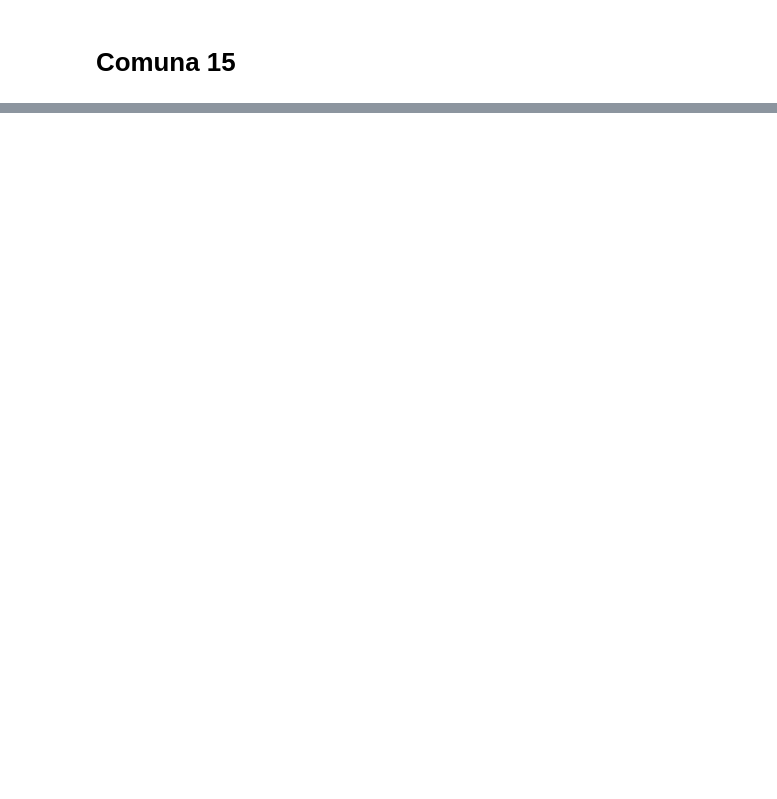
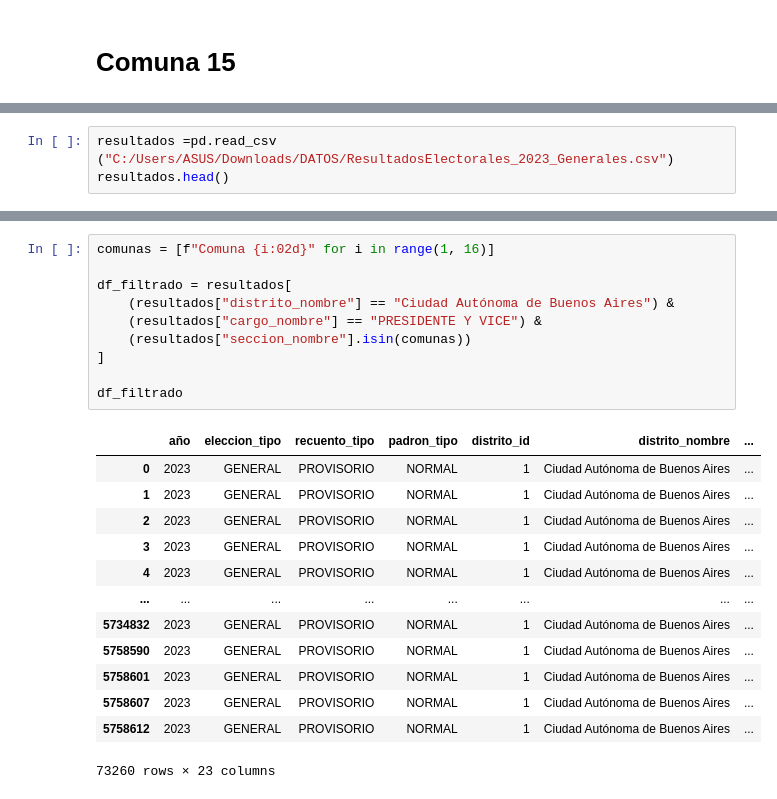
Before and after one commit to Leonel-Moron/TP_M4OP, a Jupyter notebook: Carpeta Prueba/CENSO 2.0.ipynb, the cells around one changed output, grey strips where cells are left out. Cells and saved outputs as stored; diff of their text form; blank space fills up the shorter version.

```diff
--- a/Carpeta Prueba/CENSO 2.0.ipynb
+++ b/Carpeta Prueba/CENSO 2.0.ipynb
@@ -762,0 +1099,3 @@ print("Índice de Educación Superior - Comuna 15:", indice_educacion_superior_c
+# %%
+resultados =pd.read_csv ("C:/Users/ASUS/Downloads/DATOS/ResultadosElectorales_2023_Generales.csv")
+resultados.head()
@@ -762,0 +1126,24 @@ print("Índice de Educación Superior - Comuna 15:", indice_educacion_superior_c
+# %%
+comunas = [f"Comuna {i:02d}" for i in range(1, 16)]
+
+df_filtrado = resultados[
+    (resultados["distrito_nombre"] == "Ciudad Autónoma de Buenos Aires") &
+    (resultados["cargo_nombre"] == "PRESIDENTE Y VICE") &
+    (resultados["seccion_nombre"].isin(comunas))
+]
+
+df_filtrado
+# %% [output]
+|  | año | eleccion_tipo | recuento_tipo | padron_tipo | distrito_id | distrito_nombre | ... |
+| 0 | 2023 | GENERAL | PROVISORIO | NORMAL | 1 | Ciudad Autónoma de Buenos Aires | ... |
+| 1 | 2023 | GENERAL | PROVISORIO | NORMAL | 1 | Ciudad Autónoma de Buenos Aires | ... |
+| 2 | 2023 | GENERAL | PROVISORIO | NORMAL | 1 | Ciudad Autónoma de Buenos Aires | ... |
+| 3 | 2023 | GENERAL | PROVISORIO | NORMAL | 1 | Ciudad Autónoma de Buenos Aires | ... |
+| 4 | 2023 | GENERAL | PROVISORIO | NORMAL | 1 | Ciudad Autónoma de Buenos Aires | ... |
+| ... | ... | ... | ... | ... | ... | ... | ... |
+| 5734832 | 2023 | GENERAL | PROVISORIO | NORMAL | 1 | Ciudad Autónoma de Buenos Aires | ... |
+| 5758590 | 2023 | GENERAL | PROVISORIO | NORMAL | 1 | Ciudad Autónoma de Buenos Aires | ... |
+| 5758601 | 2023 | GENERAL | PROVISORIO | NORMAL | 1 | Ciudad Autónoma de Buenos Aires | ... |
+| 5758607 | 2023 | GENERAL | PROVISORIO | NORMAL | 1 | Ciudad Autónoma de Buenos Aires | ... |
+| 5758612 | 2023 | GENERAL | PROVISORIO | NORMAL | 1 | Ciudad Autónoma de Buenos Aires | ... |
+73260 rows × 23 columns
```
Also changed, not shown: parts of 54 cells of this notebook.
